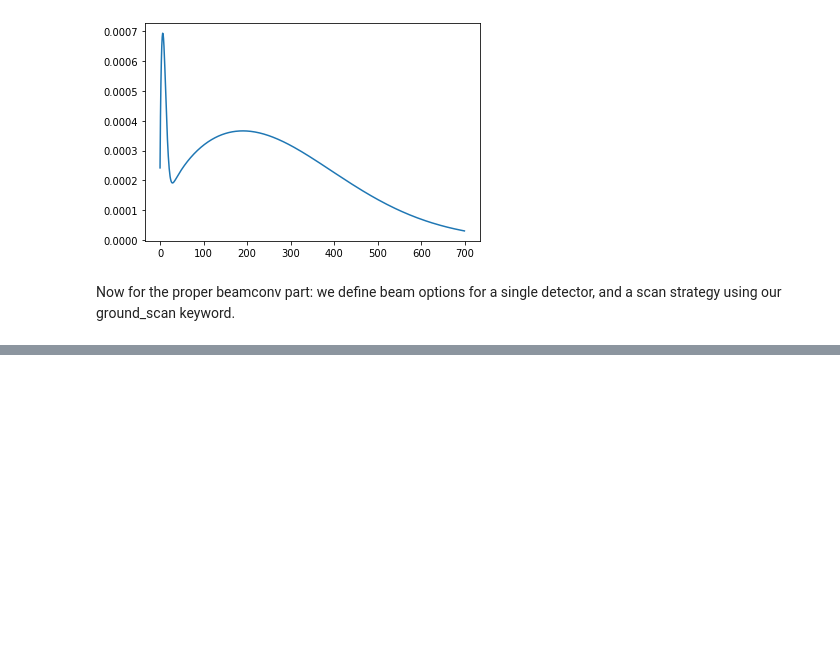
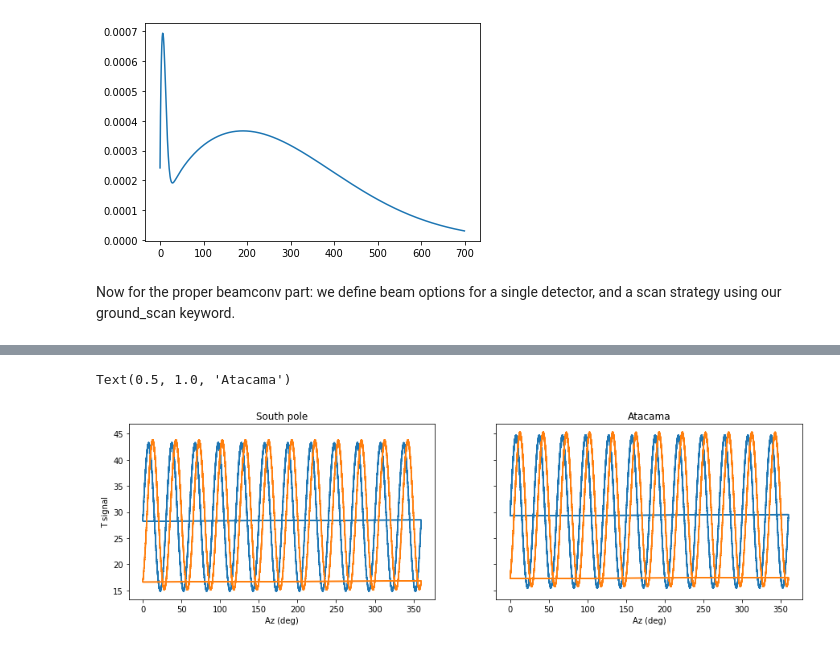
Before and after one commit to AdriJD/beamconv, a Jupyter notebook: notebooks/ground_ssn_scan.ipynb, the cells around one changed output, grey strips where cells are left out. Cells and saved outputs as stored; diff of their text form; code cells hidden in the pictures; blank space fills up the shorter version.

```diff
--- a/notebooks/ground_ssn_scan.ipynb
+++ b/notebooks/ground_ssn_scan.ipynb
@@ -163,0 +157,24 @@ Average el atacama: 9.99198654271451
+# %%
+alpha = np.radians(15.)#sidelobe el offset
+beta = np.radians(5.)#sidelobe az offset
+#Currently can only choose one of the two. Comment in or out at your liking
+#New theta after rotation along y axis by alpha: eqivalent to el shift
+#thetap = np.arccos(np.sin(alpha)*np.sin(theta)*np.cos(phi) + np.cos(alpha)*np.cos(theta))
+#New theta after rotation along x axis by alpha: equivalent to az shift
+thetap = np.arccos(np.sin(beta)*np.sin(theta)*np.sin(phi) + np.cos(beta)*np.cos(theta))
+beam = 0.99*np.exp(-theta**2/(2*(fwhm/2.355)**2))+0.01*np.exp(-thetap**2/(2*(side_fwhm/2.355)**2))
+blm = hp.map2alm([beam, beam, np.zeros(hp.nside2npix(nside))], lmax=lmax, mmax=lmax)
+np.save('./ancillary/offcenter_sidelobe', blm, allow_pickle=True)
+beam_opts['po_file']='./ancillary/offcenter_sidelobe.npy'
+with open(beam_file, 'wb') as handle:
+    pickle.dump(beam_opts, handle, protocol=pickle.HIGHEST_PROTOCOL)
+sata.load_focal_plane('./ancillary', no_pairs=True, combine=False)
+spole.load_focal_plane('./ancillary', no_pairs=True, combine=False)
+sata.scan_instrument_mpi(alm, verbose=1, ra0=ra0ata, dec0=dec0ata, az_throw=az_throw,
+                       nside_spin=nside_spin, max_spin=5, binning=False, ground_scan=True,
+                       scan_speed=scan_speed, el_min=0, check_interval=nsamp)
+spole.scan_instrument_mpi(alm, verbose=1, ra0=ra0spo, dec0=dec0spo, az_throw=az_throw,
+                       nside_spin=nside_spin, max_spin=5, binning=False, ground_scan=True,
+                          scan_speed=scan_speed, el_min=0, check_interval=nsamp)
+sata_off_tod = sata.tod.copy()
+spole_off_tod = spole.tod.copy()
@@ -163,0 +188,14 @@ Average el atacama: 9.99198654271451
+# %%
+fig, ax= plt.subplots(1,2, sharey='all', figsize=(15,4))
+ax[0].plot(az_pole, spole_tod)
+ax[0].plot(az_pole, spole_off_tod)
+ax[1].plot(az_ata, sata_tod)
+ax[1].plot(az_ata, sata_off_tod)
+ax[0].set_ylabel('T signal')
+ax[0].set_xlabel('Az (deg)')
+ax[1].set_xlabel('Az (deg)')
+ax[0].set_title('South pole')
+ax[1].set_title('Atacama')
+# %% [output]
+Text(0.5, 1.0, 'Atacama')
+[figure, added]
```
Also changed, not shown: parts of 7 cells of this notebook.
